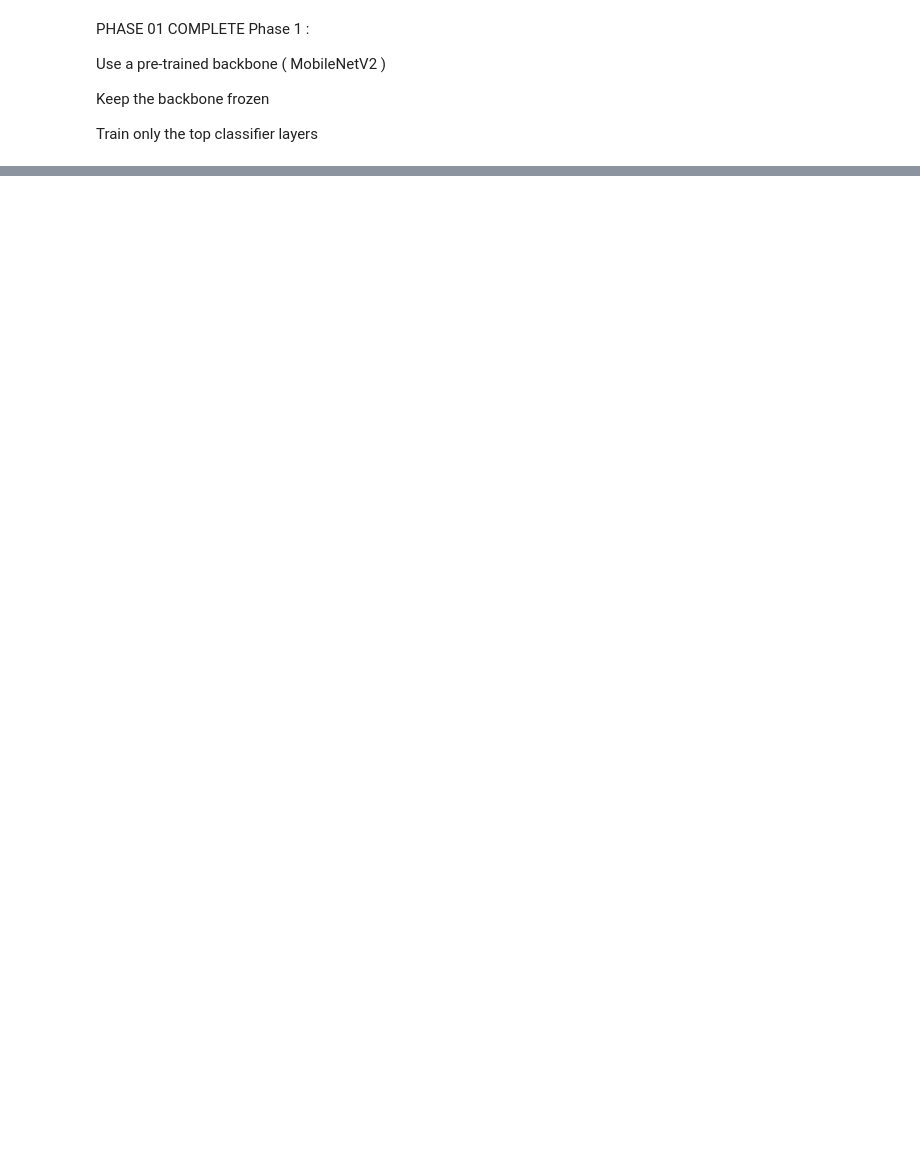
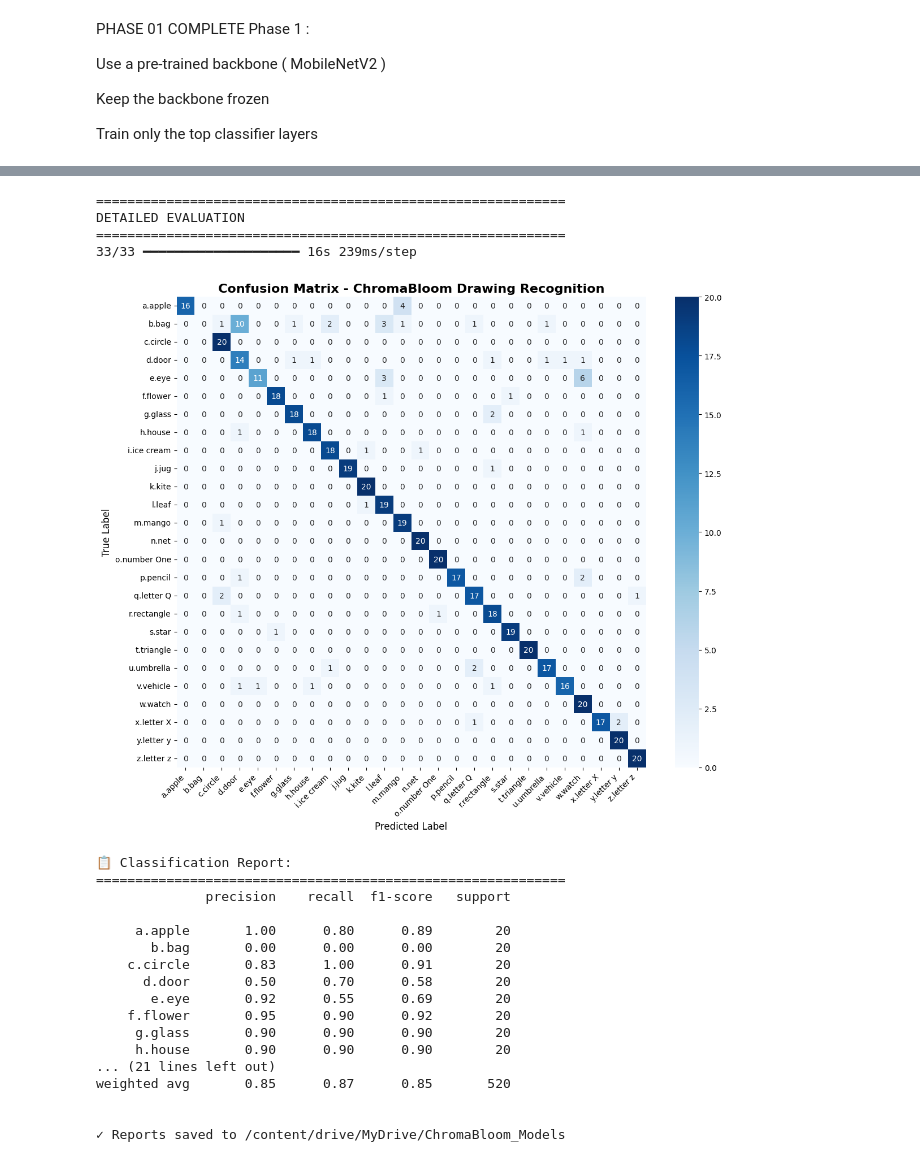
Before and after one commit to OshiMC/DrawingRecognition_For_DS_Children_ML_Model, a Jupyter notebook: DrawingRecognition_For_DS_Children.ipynb, the cells around one changed output, grey strips where cells are left out. Drawn from its saved outputs; the diff is of its cells as text; code cells hidden in the pictures; blank space fills up the shorter version.

```diff
--- a/DrawingRecognition_For_DS_Children.ipynb
+++ b/DrawingRecognition_For_DS_Children.ipynb
@@ -917,0 +1086,64 @@ Train only the top classifier layers
+# %%
+# Evaluate per-class performance
+print("="*60)
+print("DETAILED EVALUATION")
+print("="*60)
+
+# Get predictions
+validation_generator_fixed.reset()
+y_pred = model_transfer.predict(validation_generator_fixed, verbose=1)
+y_pred_classes = np.argmax(y_pred, axis=1)
+y_true = validation_generator_fixed.classes
+
+# Confusion Matrix
+cm = confusion_matrix(y_true, y_pred_classes)
+class_names = list(validation_generator_fixed.class_indices.keys())
+
+plt.figure(figsize=(12, 10))
+sns.heatmap(cm, annot=True, fmt='d', cmap='Blues',
+            xticklabels=class_names, yticklabels=class_names, cbar=True)
+plt.title('Confusion Matrix - ChromaBloom Drawing Recognition',
+          fontsize=16, fontweight='bold')
+plt.ylabel('True Label', fontsize=12)
+plt.xlabel('Predicted Label', fontsize=12)
+plt.xticks(rotation=45, ha='right')
+plt.yticks(rotation=0)
+plt.tight_layout()
+plt.savefig(os.path.join(MODEL_SAVE_PATH, 'confusion_matrix.png'), dpi=300, bbox_inches='tight')
+plt.show()
+
+# Classification Report
+print("\n📋 Classification Report:")
+print("="*60)
+from sklearn.metrics import classification_report
+report = classification_report(y_true, y_pred_classes, target_names=class_names)
+print(report)
+
+# Save report
+with open(os.path.join(MODEL_SAVE_PATH, 'classification_report.txt'), 'w') as f:
+    f.write(report)
+
+print(f"\n✓ Reports saved to {MODEL_SAVE_PATH}")
+# %% [output]
+============================================================
+DETAILED EVALUATION
+============================================================
+33/33 ━━━━━━━━━━━━━━━━━━━━ 16s 239ms/step
+[figure, added]
+📋 Classification Report:
+============================================================
+              precision    recall  f1-score   support
+
+     a.apple       1.00      0.80      0.89        20
+       b.bag       0.00      0.00      0.00        20
+    c.circle       0.83      1.00      0.91        20
+      d.door       0.50      0.70      0.58        20
+       e.eye       0.92      0.55      0.69        20
+    f.flower       0.95      0.90      0.92        20
+     g.glass       0.90      0.90      0.90        20
+     h.house       0.90      0.90      0.90        20
+... (21 lines left out)
+weighted avg       0.85      0.87      0.85       520
+
+
+✓ Reports saved to /content/drive/MyDrive/ChromaBloom_Models
```
Also changed, not shown: parts of 11 cells of this notebook.
